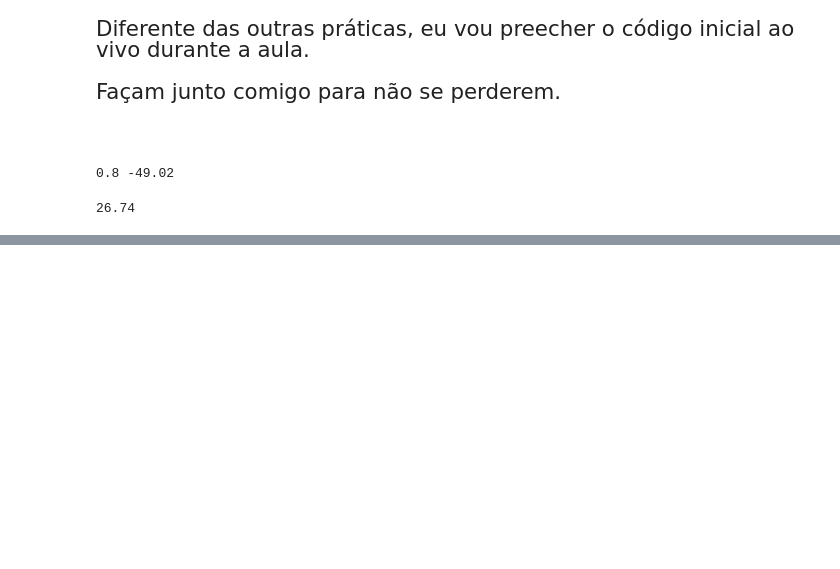
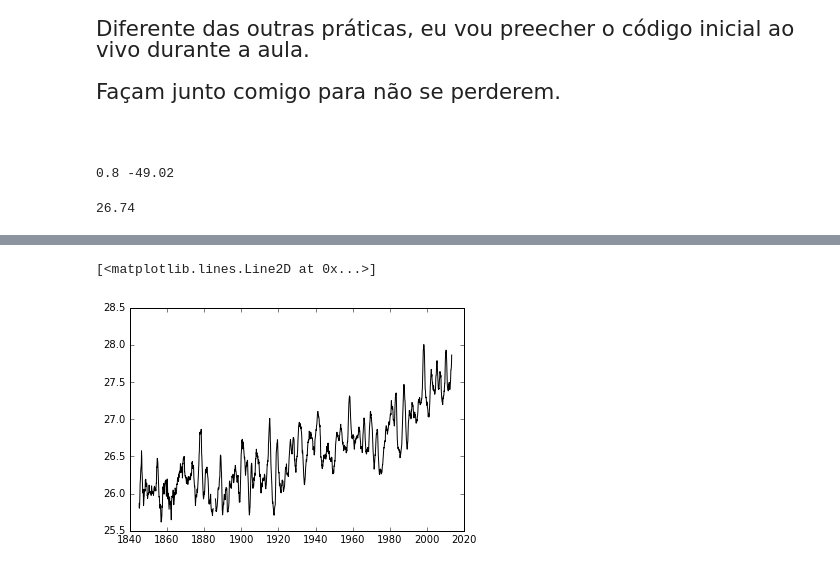
Before and after one commit to mat-esp-2016/capstone-ultima-pratica-amanda-joao-e-rian, a Jupyter notebook: capstone.ipynb, the cells around one changed output, grey strips where cells are left out. Cells and saved outputs as stored; diff of their text form; code cells hidden in the pictures; blank space fills up the shorter version.

```diff
--- a/capstone.ipynb
+++ b/capstone.ipynb
@@ -76,3 +83,13 @@ plt.plot (anos, anom, '-k', color = )
+# %%
+anos, anom = le_anos_anomalias ('dados/0.80S-49.02W-TAVG-Trend.txt')
+temp_abs = le_temp_abs ('dados/0.80S-49.02W-TAVG-Trend.txt')
+temperaturas =  temp_abs + anom
+
+plt.figure ()
+plt.plot (anos, temperaturas, '-k')
+# %% [output]
+[<matplotlib.lines.Line2D at 0x...>]
+[figure, added]
 # %% [markdown]
 **Course website**: https://github.com/mat-esp/about
 
```
Also changed, not shown: parts of 4 cells of this notebook.
